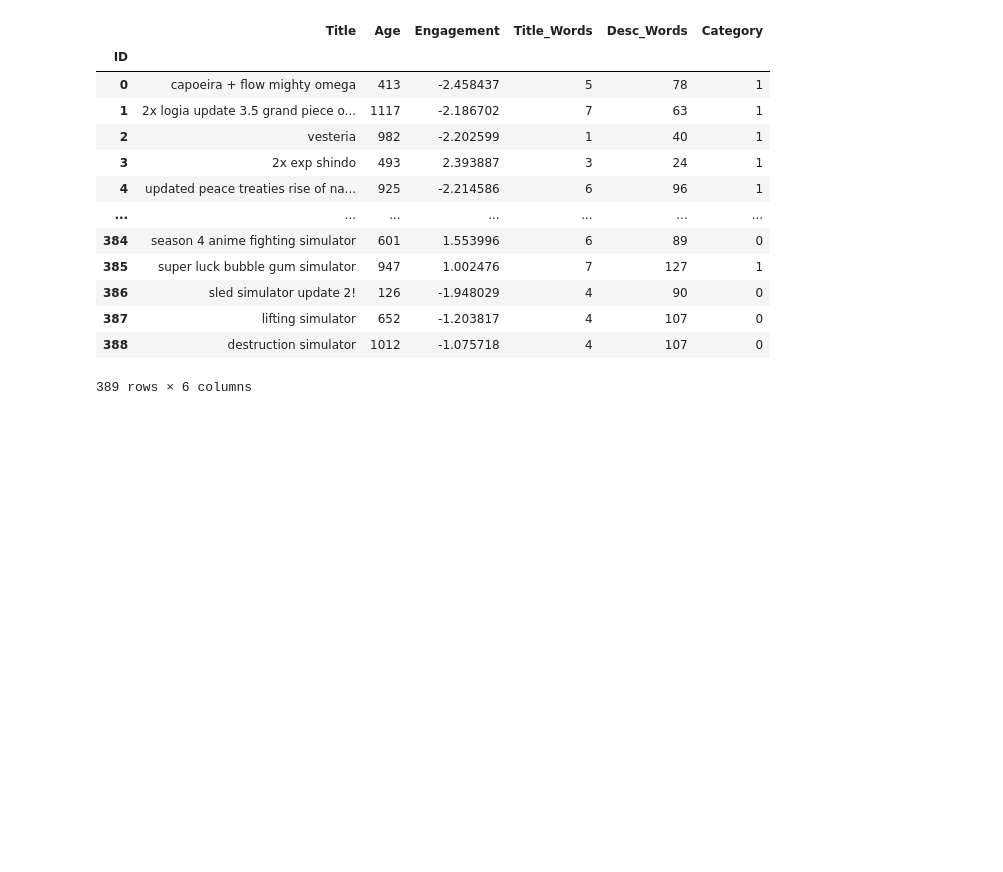
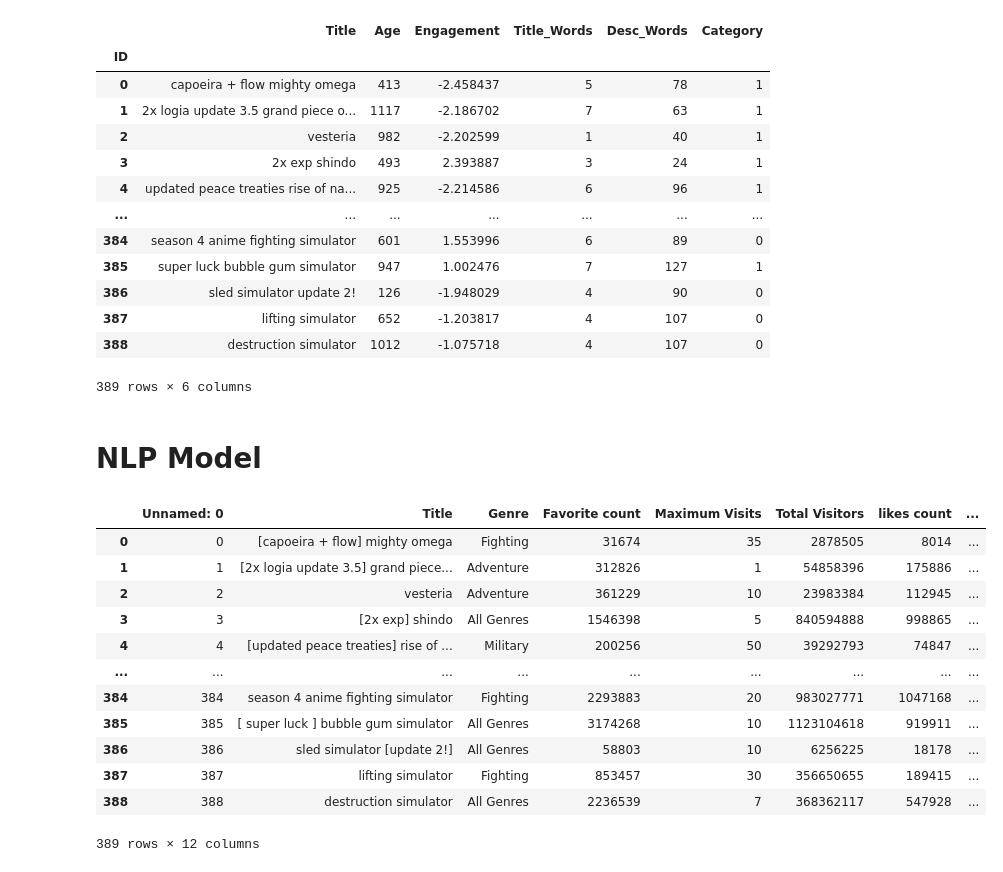
Before and after one commit to swatskool/final_project, a Jupyter notebook: Modeling.ipynb, the cells around one changed output. Saved outputs shown, nothing was run; the diff lists cells and outputs as text; code cells hidden in the pictures; blank space fills up the shorter version.

Commit message:
model

```diff
--- a/Modeling.ipynb
+++ b/Modeling.ipynb
@@ -203,0 +248,2 @@ new_df.to_sql('model_data', con=engine, if_exists='replace', index=False)
+# %% [markdown]
+# NLP Model
@@ -203,0 +252,16 @@ new_df.to_sql('model_data', con=engine, if_exists='replace', index=False)
+# %%
+game_detail_df
+# %% [output]
+|  | Unnamed: 0 | Title | Genre | Favorite count | Maximum Visits | Total Visitors | likes count | ... |
+| 0 | 0 | [capoeira + flow] mighty omega | Fighting | 31674 | 35 | 2878505 | 8014 | ... |
+| 1 | 1 | [2x logia update 3.5] grand piece... | Adventure | 312826 | 1 | 54858396 | 175886 | ... |
+| 2 | 2 | vesteria | Adventure | 361229 | 10 | 23983384 | 112945 | ... |
+| 3 | 3 | [2x exp] shindo | All Genres | 1546398 | 5 | 840594888 | 998865 | ... |
+| 4 | 4 | [updated peace treaties] rise of ... | Military | 200256 | 50 | 39292793 | 74847 | ... |
+| ... | ... | ... | ... | ... | ... | ... | ... | ... |
+| 384 | 384 | season 4 anime fighting simulator | Fighting | 2293883 | 20 | 983027771 | 1047168 | ... |
+| 385 | 385 | [ super luck ] bubble gum simulator | All Genres | 3174268 | 10 | 1123104618 | 919911 | ... |
+| 386 | 386 | sled simulator [update 2!] | All Genres | 58803 | 10 | 6256225 | 18178 | ... |
+| 387 | 387 | lifting simulator | Fighting | 853457 | 30 | 356650655 | 189415 | ... |
+| 388 | 388 | destruction simulator | All Genres | 2236539 | 7 | 368362117 | 547928 | ... |
+389 rows × 12 columns
```
Also changed, not shown: parts of 36 cells of this notebook, 24 other files.
